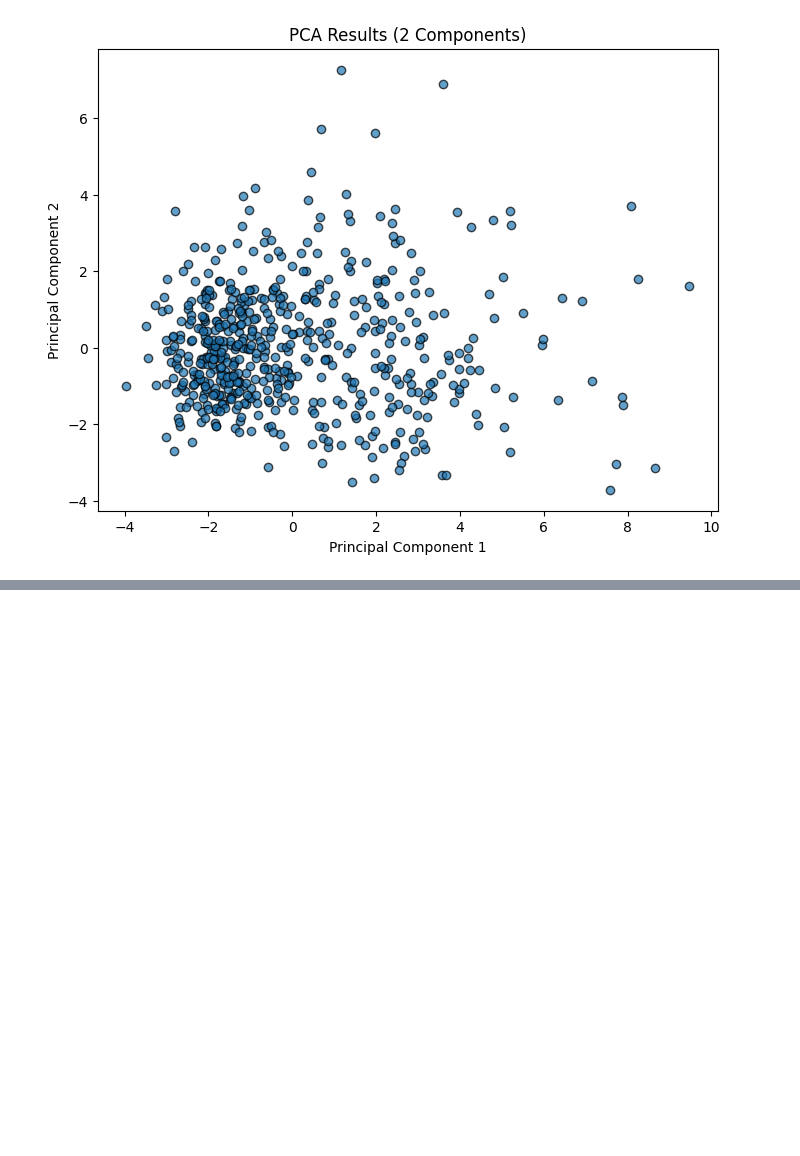
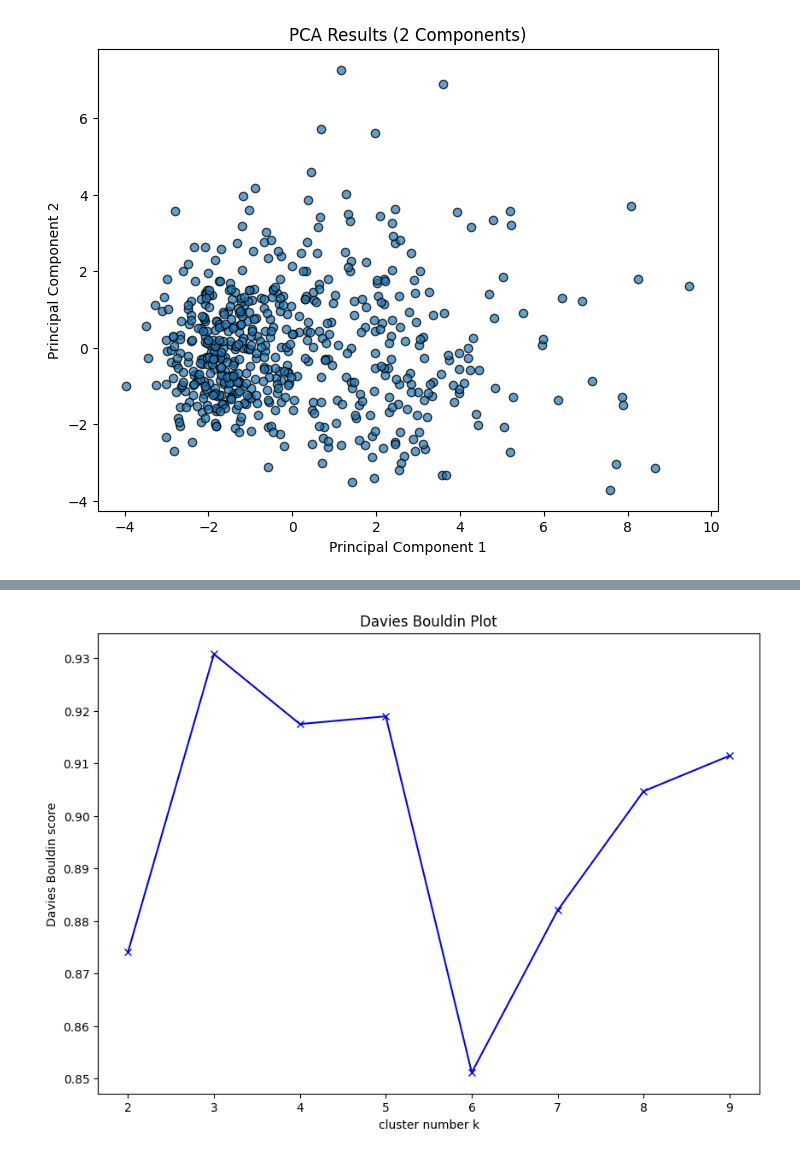
Before and after one commit to OutWooods/statistics-course, a Jupyter notebook: exploring-initial-data.ipynb, the cells around one changed output, grey strips where cells are left out. Saved outputs shown, nothing was run; the diff lists cells and outputs as text; code cells hidden in the pictures; blank space fills up the shorter version.

```diff
--- a/exploring-initial-data.ipynb
+++ b/exploring-initial-data.ipynb
@@ -110,0 +158,23 @@ plt.show()
+# %%
+# But if we want to, we could also check the Davies Bouldin score too, this gives a surprising result of 6...
+K = range(2, 10)
+db = []
+for num_clusters in K:
+
+ # initialise kmeans
+ kmeans = KMeans(n_clusters=num_clusters, n_init=25)
+ kmeans.fit(data_frame_of_pca)
+ cluster_labels = kmeans.fit_predict(data_frame_of_pca)
+
+ # silhouette score
+ db.append(davies_bouldin_score(data_frame_of_pca, cluster_labels))
+
+
+plt.figure(figsize=(10,7))
+plt.plot(K,db,'bx-')
+plt.xlabel('cluster number k')
+plt.ylabel('Davies Bouldin score')
+plt.title('Davies Bouldin Plot')
+plt.show()
+# %% [output]
+[figure, added]
```
Also changed, not shown: parts of 5 cells of this notebook.
